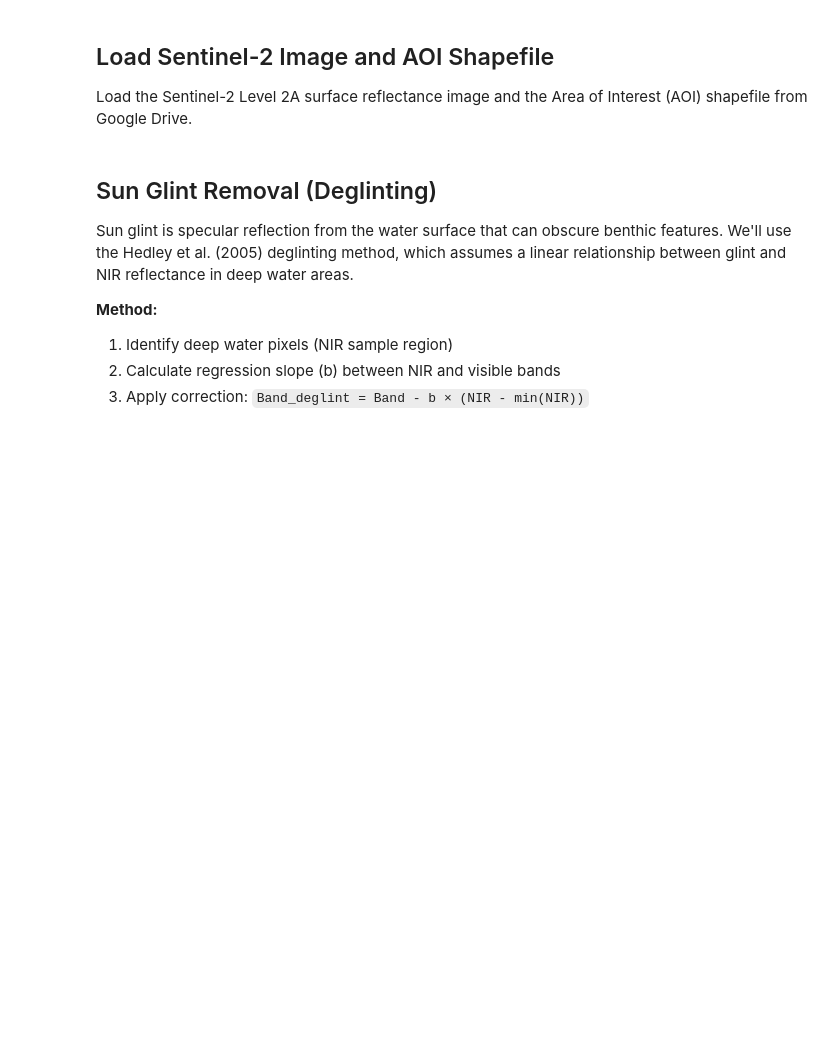
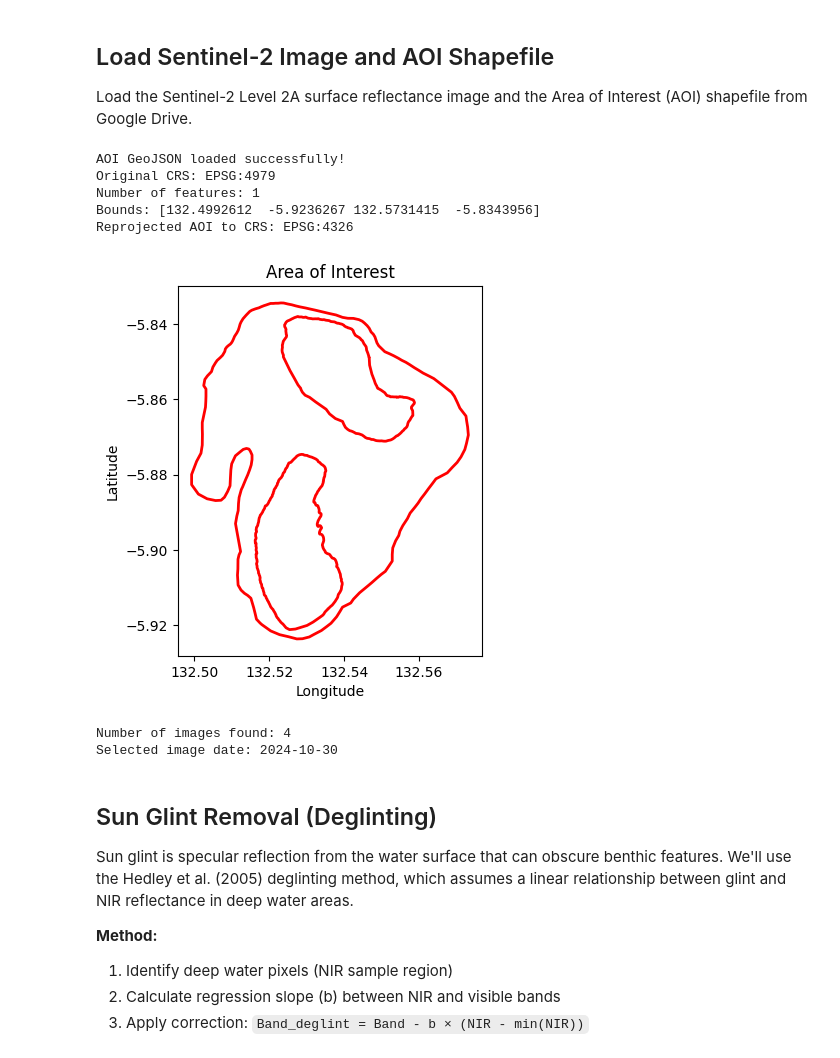
Before and after one commit to awr306/earthengine-community, a Jupyter notebook: tutorials/sentinel-2-benthic-habitat/index.ipynb, the cells around one changed output. Cells and saved outputs as stored; diff of their text form; code cells hidden in the pictures; blank space fills up the shorter version.

```diff
--- a/tutorials/sentinel-2-benthic-habitat/index.ipynb
+++ b/tutorials/sentinel-2-benthic-habitat/index.ipynb
@@ -59,10 +59,11 @@ Mount your Google Drive to access the Sentinel-2 imagery and shapefile.
 drive.mount('/content/drive')
 
 # Define paths to your data
-drive_path = '/content/drive/MyDrive/sentinel_benthic_data/'
+# Replace 'your_folder_in_drive' with the actual path to your data within your Google Drive
+drive_path = '/content/drive/MyDrive/AWR306/sentinel_benthic_data'
 print(f"Data directory: {drive_path}")
 print("\nContents:")
 if os.path.exists(drive_path):
     print(os.listdir(drive_path))
 else:
-    print("Directory not found. Please create it and upload your data.")
+    print("Directory not found. Please ensure the folder exists in your Google Drive and update 'drive_path'.")
@@ -71,27 +78,57 @@ else:
 
 Load the Sentinel-2 Level 2A surface reflectance image and the Area of Interest (AOI) shapefile from Google Drive.
 # %%
-# Load AOI shapefile
-# Replace 'aoi.shp' with your actual shapefile name
-shapefile_path = os.path.join(drive_path, 'aoi.shp')
-aoi_gdf = gpd.read_file(shapefile_path)
+# Load AOI GeoJSON file
+# Replace 'aoi.geojson' with your actual GeoJSON file name
+geojson_path = os.path.join(drive_path, 'aoi.geojson')
+aoi_gdf = gpd.read_file(geojson_path)
 
 # Display AOI information
-print("AOI Shapefile loaded successfully!")
-print(f"CRS: {aoi_gdf.crs}")
+print("AOI GeoJSON loaded successfully!")
+print(f"Original CRS: {aoi_gdf.crs}")
 print(f"Number of features: {len(aoi_gdf)}")
 print(f"Bounds: {aoi_gdf.total_bounds}")
 
-# Convert to Earth Engine geometry
-aoi_geojson = aoi_gdf.geometry.iloc[0].__geo_interface__
-aoi = ee.Geometry(aoi_geojson)
+# Reproject to WGS84 (EPSG:4326) for Earth Engine compatibility if needed
+if aoi_gdf.crs != 'EPSG:4326':
+    aoi_gdf = aoi_gdf.to_crs(epsg=4326)
+    print(f"Reprojected AOI to CRS: {aoi_gdf.crs}")
+
+# Convert to Earth Engine geometry by extracting and formatting coordinates
+shapely_polygon = aoi_gdf.geometry.iloc[0]
+
+# Helper function to convert an iterable of (x,y,z) or (x,y) tuples to a list of [x,y] lists
+def format_coords_for_ee(coords_iterable):
+    return [[c[0], c[1]] for c in coords_iterable]
+
+exterior_ring_coords_formatted = format_coords_for_ee(shapely_polygon.exterior.coords)
+
+if shapely_polygon.interiors:
+    # If there are interior rings (holes), include them
+    interior_ring_coords_formatted = [format_coords_for_ee(ring.coords) for ring in shapely_polygon.interiors]
+    # Earth Engine expects a list where the first element is the exterior ring
+    # and subsequent elements are interior rings (holes).
+    # Each ring itself is a list of [lon, lat] pairs.
+    all_rings_for_ee = [exterior_ring_coords_formatted] + interior_ring_coords_formatted
+    aoi = ee.Geometry.Polygon(all_rings_for_ee)
+else:
+    # If no interior rings, just use the exterior ring, wrapped in a list
+    # as ee.Geometry.Polygon expects a list of linear rings.
+    aoi = ee.Geometry.Polygon([exterior_ring_coords_formatted])
 
 # Display the AOI
 aoi_gdf.plot(facecolor='none', edgecolor='red', linewidth=2)
 plt.title('Area of Interest')
 plt.xlabel('Longitude')
 plt.ylabel('Latitude')
 plt.show()
+# %% [output]
+AOI GeoJSON loaded successfully!
+Original CRS: EPSG:4979
+Number of features: 1
+Bounds: [132.4992612  -5.9236267 132.5731415  -5.8343956]
+Reprojected AOI to CRS: EPSG:4326
+[figure, added]
 # %%
 # Option 1: Load Sentinel-2 from Earth Engine (recommended)
 # Define date range
@@ -113,6 +150,9 @@ s2_image = s2_image.select(['B2', 'B3', 'B4', 'B8'])
 
 print(f"Number of images found: {s2_collection.size().getInfo()}")
 print(f"Selected image date: {ee.Date(s2_image.get('system:time_start')).format('YYYY-MM-dd').getInfo()}")
+# %% [output]
+Number of images found: 4
+Selected image date: 2024-10-30
 # %% [markdown]
 ## Sun Glint Removal (Deglinting)
 
```
Also changed, not shown: parts of 9 cells of this notebook.
